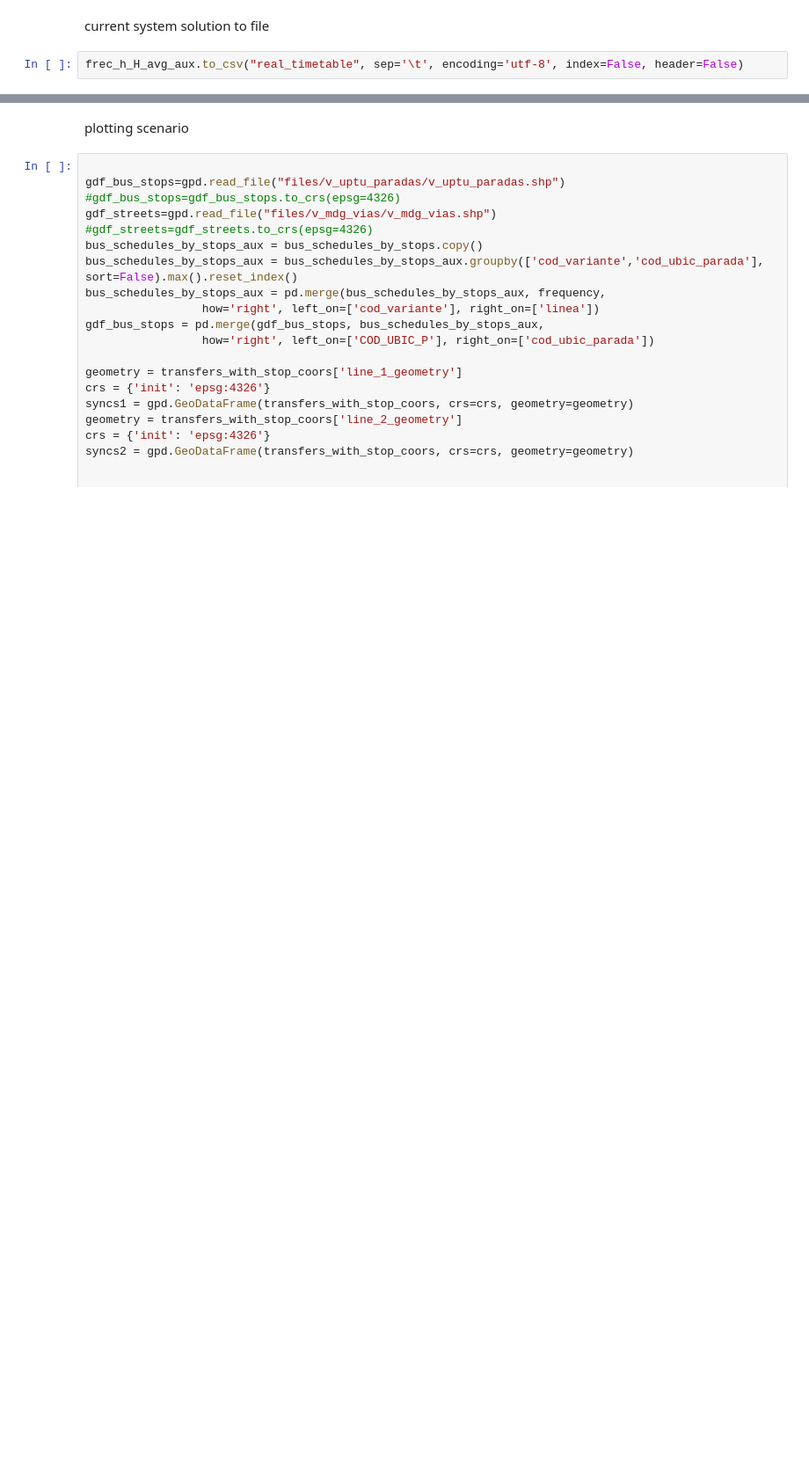
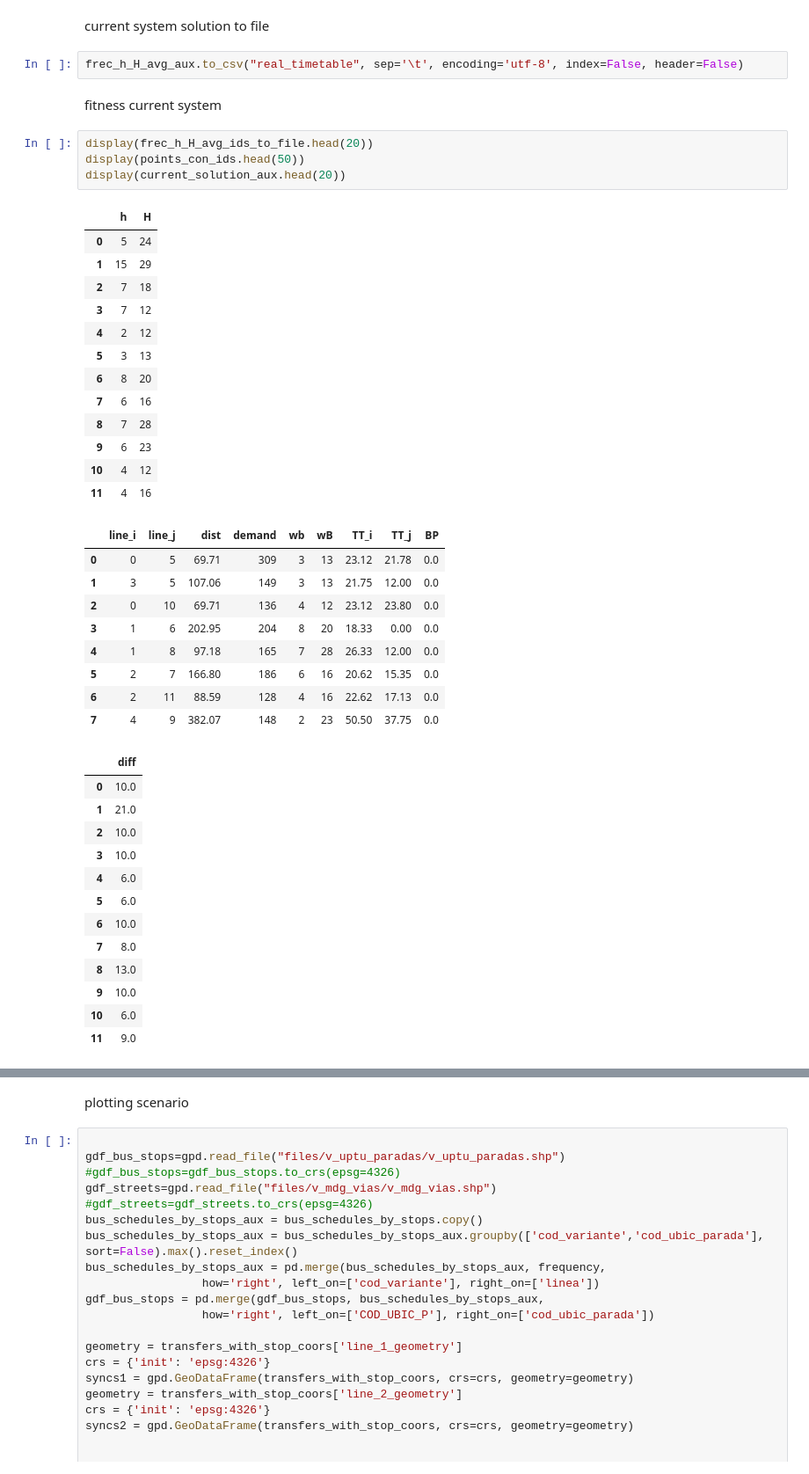
Before and after one commit to jonathan-murana/bus-generator, a Jupyter notebook: bus.ipynb, the cells around one changed output, grey strips where cells are left out. Shown at 88% size. Saved outputs shown, nothing was run; the diff lists cells and outputs as text; blank space fills up the shorter version.

Commit message:
fitness

```diff
--- a/bus.ipynb
+++ b/bus.ipynb
@@ -732,3 +750,45 @@ frec_h_H_avg_aux
 current system solution to file
 # %%
 frec_h_H_avg_aux.to_csv("real_timetable", sep='\t', encoding='utf-8', index=False, header=False)
+# %% [markdown]
+fitness current system
+# %%
+display(frec_h_H_avg_ids_to_file.head(20))
+display(points_con_ids.head(50))
+display(current_solution_aux.head(20))
+# %% [output]
+|  | h | H |
+| 0 | 5 | 24 |
+| 1 | 15 | 29 |
+| 2 | 7 | 18 |
+| 3 | 7 | 12 |
+| 4 | 2 | 12 |
+| 5 | 3 | 13 |
+| 6 | 8 | 20 |
+| 7 | 6 | 16 |
+| 8 | 7 | 28 |
+| 9 | 6 | 23 |
+| 10 | 4 | 12 |
+| 11 | 4 | 16 |
+|  | line_i | line_j | dist | demand | wb | wB | TT_i | TT_j | BP |
+| 0 | 0 | 5 | 69.71 | 309 | 3 | 13 | 23.12 | 21.78 | 0.0 |
+| 1 | 3 | 5 | 107.06 | 149 | 3 | 13 | 21.75 | 12.00 | 0.0 |
+| 2 | 0 | 10 | 69.71 | 136 | 4 | 12 | 23.12 | 23.80 | 0.0 |
+| 3 | 1 | 6 | 202.95 | 204 | 8 | 20 | 18.33 | 0.00 | 0.0 |
+| 4 | 1 | 8 | 97.18 | 165 | 7 | 28 | 26.33 | 12.00 | 0.0 |
+| 5 | 2 | 7 | 166.80 | 186 | 6 | 16 | 20.62 | 15.35 | 0.0 |
+| 6 | 2 | 11 | 88.59 | 128 | 4 | 16 | 22.62 | 17.13 | 0.0 |
+| 7 | 4 | 9 | 382.07 | 148 | 2 | 23 | 50.50 | 37.75 | 0.0 |
+|  | diff |
+| 0 | 10.0 |
+| 1 | 21.0 |
+| 2 | 10.0 |
+| 3 | 10.0 |
+| 4 | 6.0 |
+| 5 | 6.0 |
+| 6 | 10.0 |
+| 7 | 8.0 |
+| 8 | 13.0 |
+| 9 | 10.0 |
+| 10 | 6.0 |
+| 11 | 9.0 |
```
Also changed, not shown: parts of 3 cells of this notebook, 1 other file.
